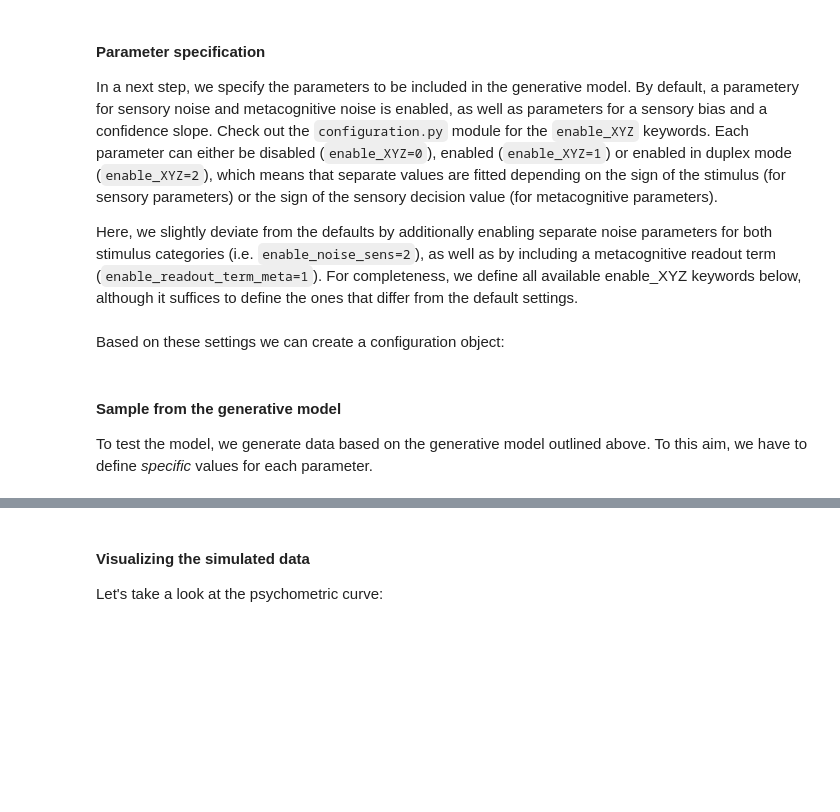
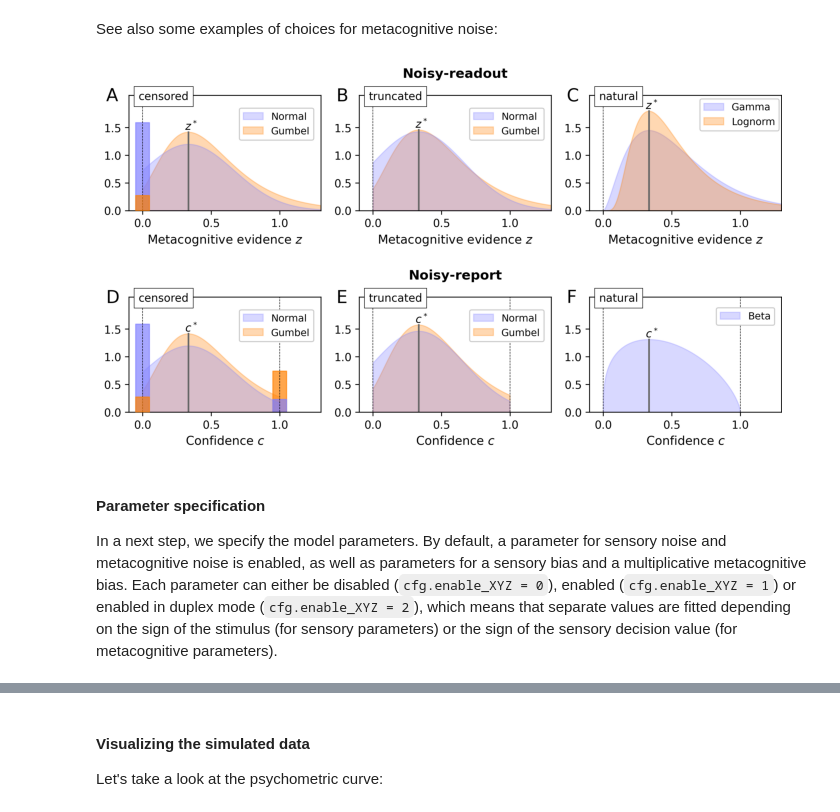
Before and after one commit to m-guggenmos/remeta, a Jupyter notebook: demo/basic_usage.ipynb, the cells around one changed output, grey strips where cells are left out. Cells and saved outputs as stored; diff of their text form; code cells hidden in the pictures; blank space fills up the shorter version.

```diff
--- a/demo/basic_usage.ipynb
+++ b/demo/basic_usage.ipynb
@@ -22,5 +50,11 @@ options_basic = dict(
+# %% [markdown]
+See also some examples of choices for metacognitive noise:
+# %%
+plt.figure(figsize=(14, 7))
+plt.imshow(imread('plot_noise_models.png'))
+plt.axis('off');
+# %% [output]
+[figure, added]
 # %% [markdown]
 #### Parameter specification
-In a next step, we specify the parameters to be included in the generative model. By default, a parametery for sensory noise and metacognitive noise is enabled, as well as parameters for a sensory bias and a confidence slope. Check out the `configuration.py` module for the `enable_XYZ` keywords. Each parameter can either be disabled (`enable_XYZ=0`), enabled (`enable_XYZ=1`) or enabled in duplex mode (`enable_XYZ=2`), which means that separate values are fitted depending on the sign of the stimulus (for sensory parameters) or the sign of the sensory decision value (for metacognitive parameters).
-
-Here, we slightly deviate from the defaults by additionally enabling separate noise parameters for both stimulus categories (i.e. `enable_noise_sens=2`), as well as by including a metacognitive readout term (`enable_readout_term_meta=1`). For completeness, we define all available enable_XYZ keywords below, although it suffices to define the ones that differ from the default settings.
+In a next step, we specify the model parameters. By default, a parameter for sensory noise and metacognitive noise is enabled, as well as parameters for a sensory bias and a multiplicative metacognitive bias. Each parameter can either be disabled (`cfg.enable_XYZ = 0`), enabled (`cfg.enable_XYZ = 1`) or enabled in duplex mode (`cfg.enable_XYZ = 2`), which means that separate values are fitted depending on the sign of the stimulus (for sensory parameters) or the sign of the sensory decision value (for metacognitive parameters).
@@ -43,2 +60,0 @@ options_enable = dict(
-# %% [markdown]
-Based on these settings we can create a configuration object:
@@ -47,3 +60,0 @@ cfg = remeta.Configuration(**options_basic, **options_enable)
-# %% [markdown]
-#### Sample from the generative model
-To test the model, we generate data based on the generative model outlined above. To this aim, we have to define _specific_ values for each parameter.
```
Also changed, not shown: parts of 57 cells of this notebook, 5 other files.
